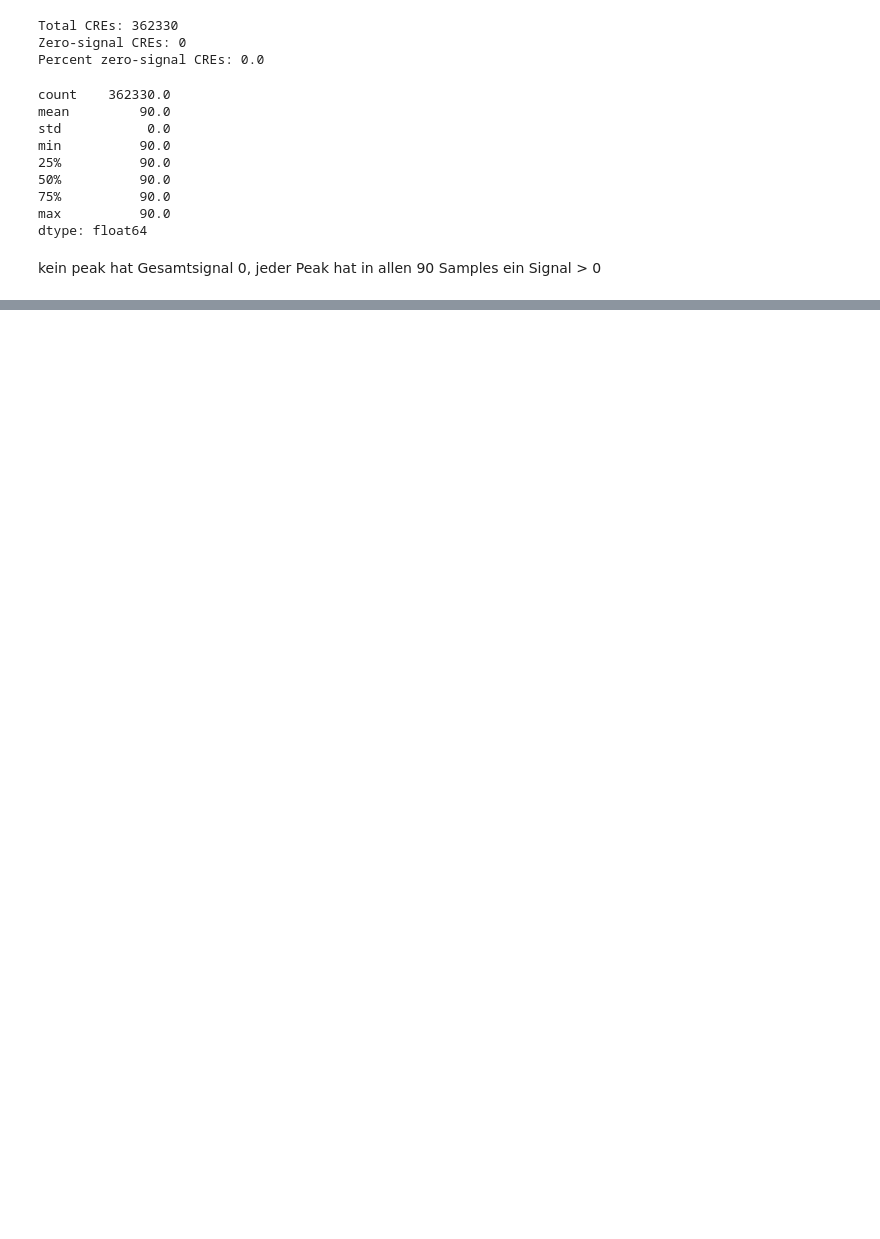
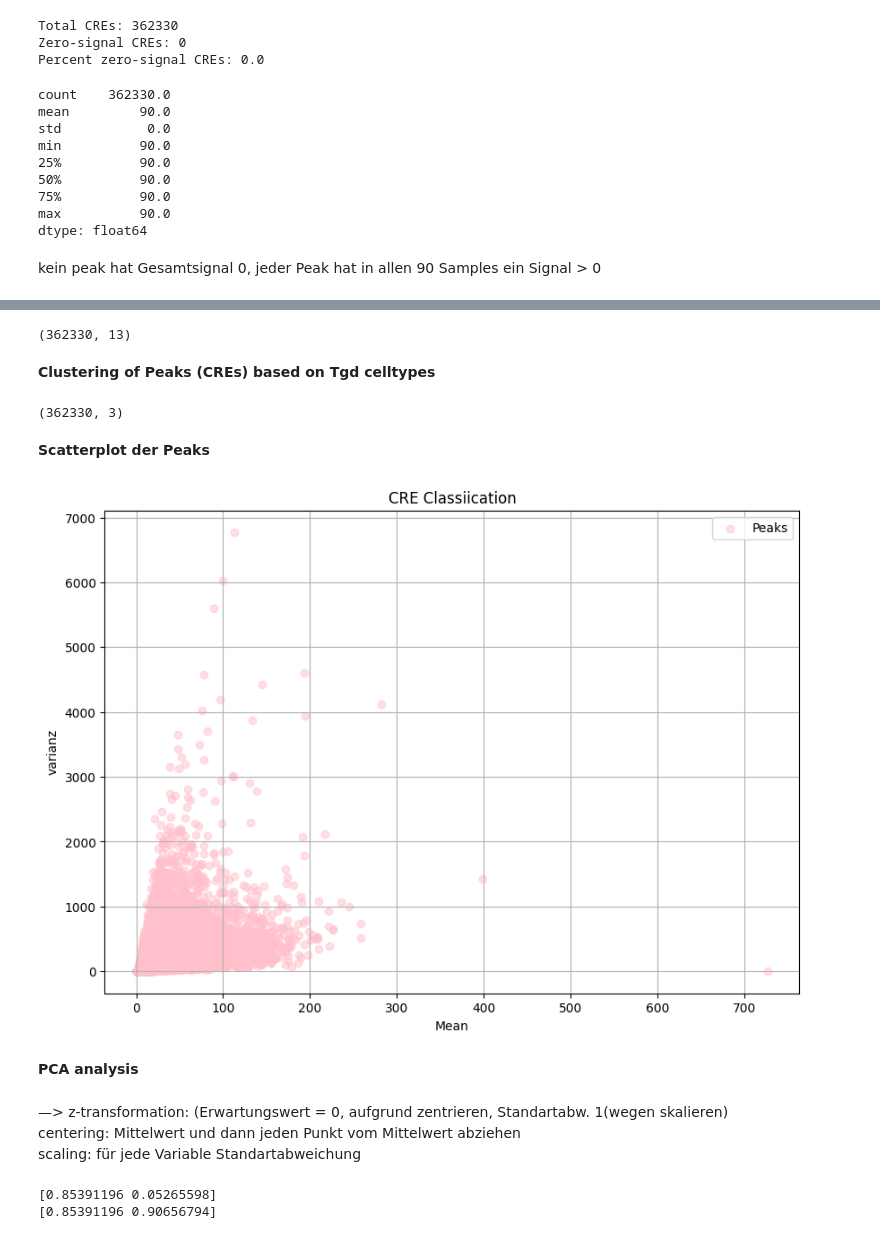
Before and after one commit to datascience-mobi-2026/topic04_team03, a Jupyter notebook: jupyter_rosa.ipynb, the cells around one changed output, grey strips where cells are left out. Cells and saved outputs as stored; diff of their text form; code cells hidden in the pictures; blank space fills up the shorter version.

```diff
--- a/jupyter_rosa.ipynb
+++ b/jupyter_rosa.ipynb
@@ -521,0 +615,11 @@ Length: 362330, dtype: float64
+# %%
+import pandas as pd
+import matplotlib.pyplot as plt
+import numpy as np
+import seaborn as sns
+
+ATAC_seq = pd.read_csv('data/ATAC_pfiltered.csv')
+
+ATAC_seq_gd_path = Path('data') / 'ATAC_seq_gd.csv'
+ATAC_seq_gd = pd.read_csv(ATAC_seq_gd_path)
+ATAC_seq_gd.head()
@@ -521,0 +634,68 @@ Length: 362330, dtype: float64
+# %%
+annotation_cols = [
+    "ImmGenATAC1219.peakID",
+    "Summit",
+    "chrom",
+    "mm10.60way.phastCons_scores",
+    "_-log10_bestPvalue",
+    "Included.in.systematic.analysis",
+    "TSS",
+    "genes.within.100Kb"
+]
+
+ATAC_signal_Tgd = ATAC_seq_gd.drop(columns=annotation_cols)
+ATAC_signal_Tgd.shape
+# %% [output]
+(362330, 13)
+# %% [markdown]
+**Clustering of Peaks (CREs) based on Tgd celltypes**
+# %%
+peak_mean_Tgd = ATAC_signal_Tgd.mean(axis=1) # Mittelwert über alle Tgd-Zelltypen für jeden peak
+
+peak_std_Tgd = ATAC_signal_Tgd.std(axis=1) # Standardabweichung über alle Tgd-Zelltypen für jeden peak
+
+peak_var_Tgd = ATAC_signal_Tgd.var(axis=1) # Varianz über alle Tgd-Zelltypen für jeden peak
+
+
+cre_parameter = pd.DataFrame({"mean_signal": peak_mean_Tgd, "std": peak_std_Tgd, "variance": peak_var_Tgd}, index=ATAC_signal_Tgd.index)
+cre_parameter.shape
+# %% [output]
+(362330, 3)
+# %% [markdown]
+**Scatterplot der Peaks**
+# %%
+plt.figure(figsize=(10, 7))
+plt.scatter(peak_mean_Tgd, peak_var_Tgd, label='Peaks', color='pink', alpha=0.5) # desto stärker pink --> Dichte höher
+plt.xlabel('Mean')
+plt.ylabel('varianz')
+plt.title('CRE Classiication')
+plt.legend()
+plt.grid(True)
+plt.show()
+# %% [output]
+[figure, added]
+# %% [markdown]
+**PCA analysis**
+# %% [markdown]
+—> z-transformation: (Erwartungswert = 0, aufgrund zentrieren, Standartabw. 1(wegen skalieren)<br>
+centering: Mittelwert und dann jeden Punkt vom Mittelwert abziehen<br>
+scaling: für jede Variable Standartabweichung
+# %%
+from sklearn.decomposition import PCA
+from sklearn.preprocessing import StandardScaler
+
+X = StandardScaler().fit_transform(ATAC_signal_Tgd.values) #Z -transformation, Daten standardisieren
+pca = PCA(n_components=2)
+pcs = pca.fit_transform(X) #Dimensionsreduktion
+
+pca_ATAC_peaks = pd.DataFrame(
+    data=pcs,
+    columns=['PC1', 'PC2'],
+    index=ATAC_signal_Tgd.index)
+
+print(pca.explained_variance_ratio_)
+pca_ATAC_signal_exp_var = pca.explained_variance_ratio_
+print(pca.explained_variance_ratio_.cumsum()) #cumulative sum, Array von Zahlen von links nach rechts aufaddiert
+# %% [output]
+[0.85391196 0.05265598]
+[0.85391196 0.90656794]
```
Also changed, not shown: parts of 60 cells of this notebook.
